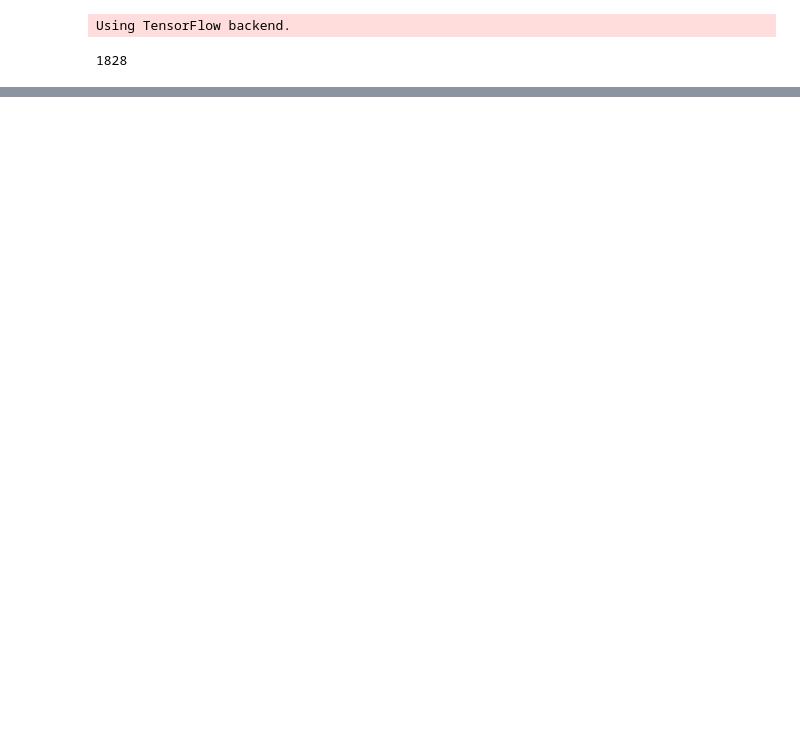
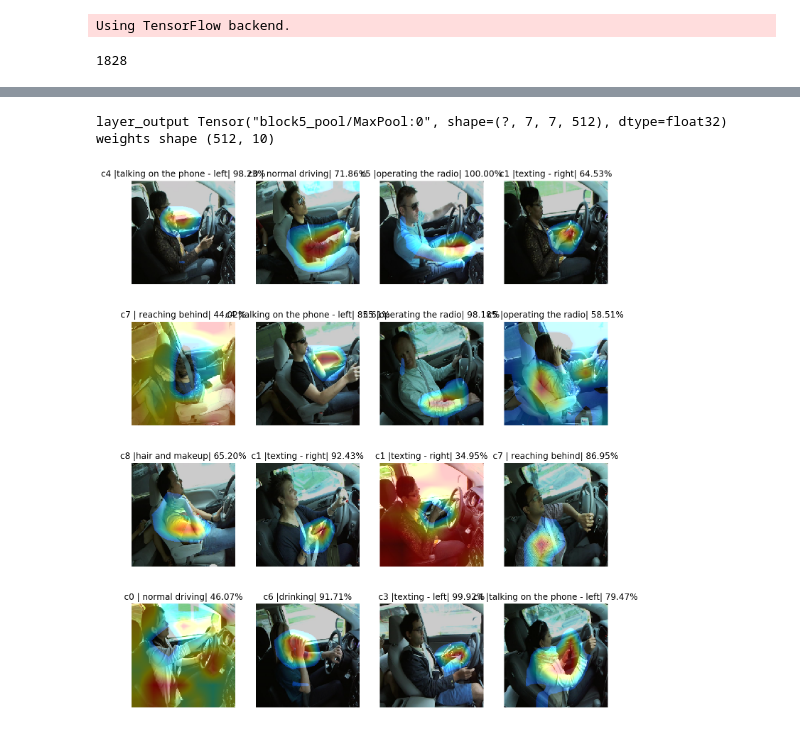
Before and after one commit to TongHaoliang/uda_mlnd_capstone, a Jupyter notebook: 0_VGG16_as_benchmark.ipynb, the cells around one changed output, grey strips where cells are left out. Drawn from its saved outputs; the diff is of its cells as text; code cells hidden in the pictures; blank space fills up the shorter version.

```diff
--- a/0_VGG16_as_benchmark.ipynb
+++ b/0_VGG16_as_benchmark.ipynb
@@ -180,0 +272,11 @@ model.save_weights('models/VGG16fine_tuned.h5')
+# %%
+weights = model.layers[21].get_weights()[0]
+layer_output = model.layers[18].output
+model2 = Model(model.input, [layer_output, model.output])
+print("layer_output {0}".format(layer_output))
+print("weights shape {0}".format(weights.shape))
+show_heatmap_image(model2, weights)
+# %% [output]
+layer_output Tensor("block5_pool/MaxPool:0", shape=(?, 7, 7, 512), dtype=float32)
+weights shape (512, 10)
+[figure, added]
```
Also changed, not shown: parts of 8 cells of this notebook, 1 other file.
